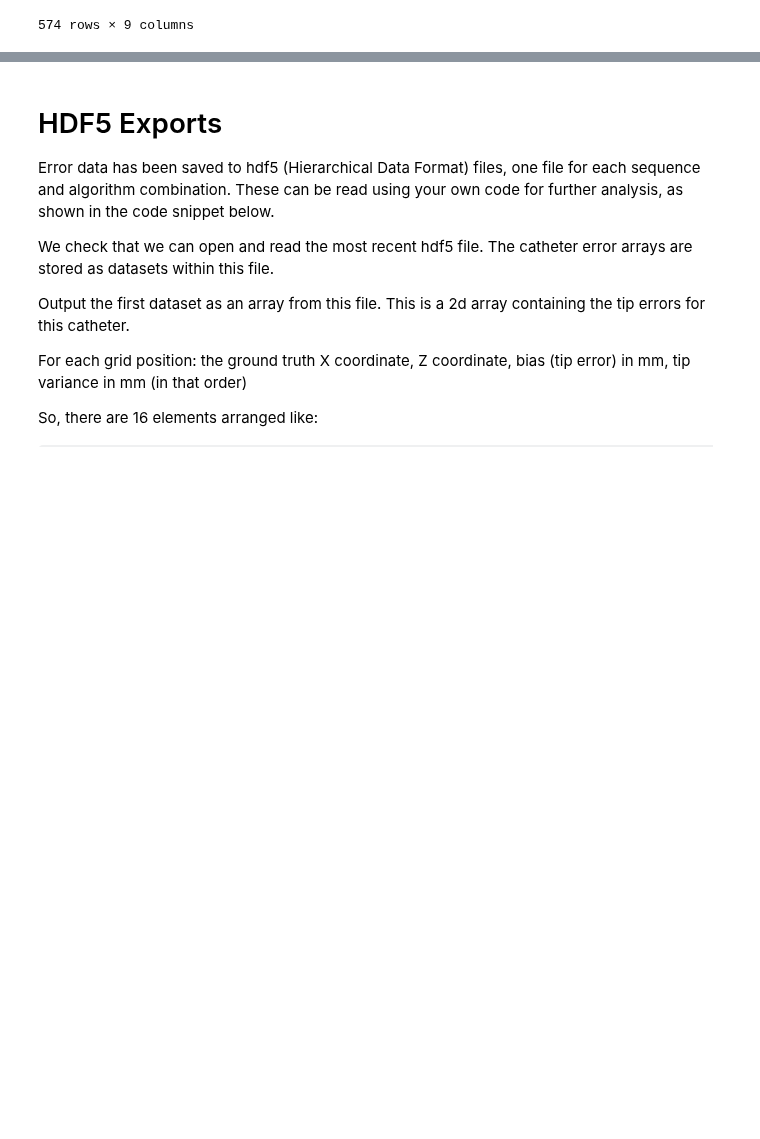
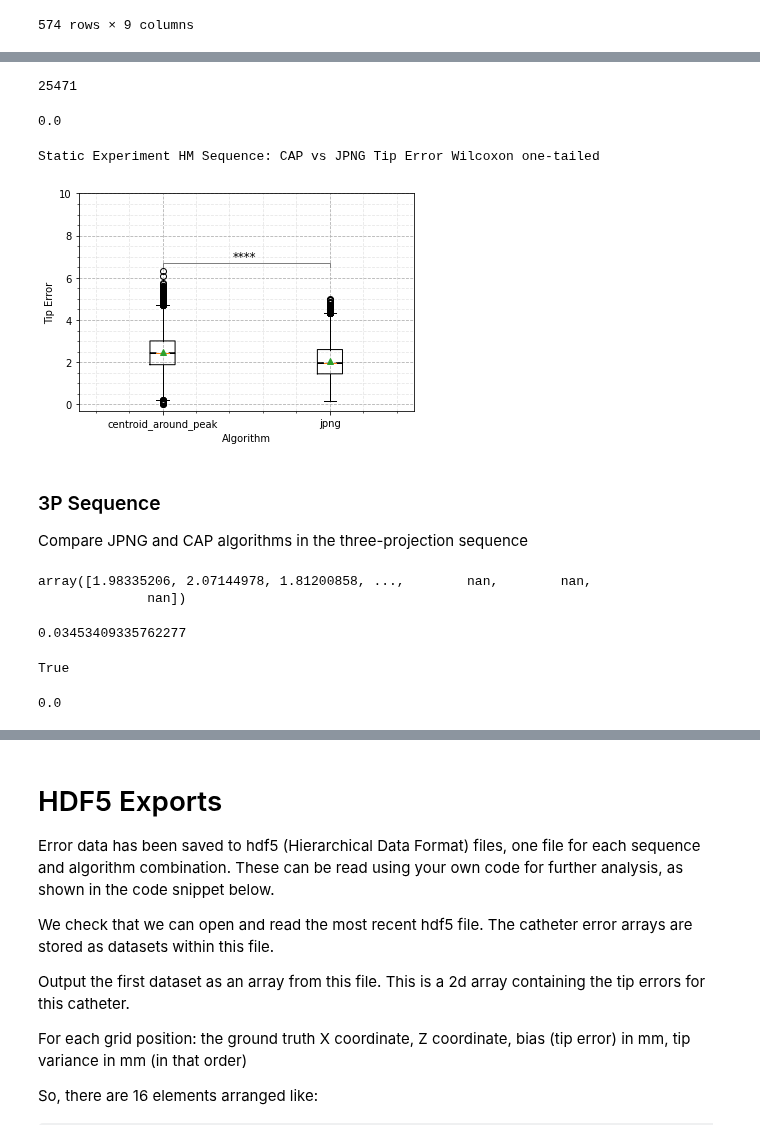
Before and after one commit to WrightGroupSRI/mr-tracking-analysis, a Jupyter notebook: Static_Tracking/static_tracking_heatmaps.ipynb, the cells around one changed output, grey strips where cells are left out. Drawn from its saved outputs; the diff is of its cells as text; code cells hidden in the pictures; blank space fills up the shorter version.

Commit message:
Comparing JPNG and CAP for static sequences
Adding comparison of JPNG vs CAP tip errors
for the static experiment for both experiments.

```diff
--- a/Static_Tracking/static_tracking_heatmaps.ipynb
+++ b/Static_Tracking/static_tracking_heatmaps.ipynb
@@ -226,3 +227,5 @@ agg_df  # each row contains the error (bias) and variance for one multi-second r
 Compare JPNG and CAP algorithms in the hadamard-multiplexed sequence
 # %%
 hm_df = agg_df[agg_df['Sequence']=='FH512_noDither_gradSpoiled']
+# %%
+hm_cap_errors = hm_df[hm_df['Algorithm']=='centroid_around_peak']['Biases'].apply(pd.Series).values.ravel()
@@ -228,0 +237,2 @@ hm_df = agg_df[agg_df['Sequence']=='FH512_noDither_gradSpoiled']
+# %%
+hm_jpng_errors = hm_df[hm_df['Algorithm']=='jpng']['Biases'].apply(pd.Series).values.ravel()
@@ -228,0 +252,4 @@ hm_df = agg_df[agg_df['Sequence']=='FH512_noDither_gradSpoiled']
+# %%
+# Later, check why there are NaNs in our tip error. For now, we know they match between the arrays, so remove them
+hm_cap_errors = hm_cap_errors[~np.isnan(hm_cap_errors)]
+hm_jpng_errors = hm_jpng_errors[~np.isnan(hm_jpng_errors)]
@@ -228,0 +260,4 @@ hm_df = agg_df[agg_df['Sequence']=='FH512_noDither_gradSpoiled']
+# %%
+len(hm_jpng_errors)
+# %% [output]
+25471
@@ -228,0 +266,4 @@ hm_df = agg_df[agg_df['Sequence']=='FH512_noDither_gradSpoiled']
+# %%
+p
+# %% [output]
+0.0
@@ -228,0 +275,12 @@ hm_df = agg_df[agg_df['Sequence']=='FH512_noDither_gradSpoiled']
+# %%
+plot, test = disp_utils.plot_displacement_boxplot([hm_cap_errors,hm_jpng_errors], show_scatter=False,\
+                                                  y_label='Tip Error',set_ymax=10, alternative='greater')
+print('Static Experiment HM Sequence: CAP vs JPNG Tip Error '+ test)
+plot.savefig('../reports/figures/static/HM-capVsJpng-tipErr.pdf',dpi=600)
+plot.show()
+# %% [output]
+Static Experiment HM Sequence: CAP vs JPNG Tip Error Wilcoxon one-tailed
+[figure, added]
+# %% [markdown]
+### 3P Sequence
+Compare JPNG and CAP algorithms in the three-projection sequence
@@ -228,0 +293,13 @@ hm_df = agg_df[agg_df['Sequence']=='FH512_noDither_gradSpoiled']
+# %%
+proj_cap_errors
+# %% [output]
+array([1.98335206, 2.07144978, 1.81200858, ...,        nan,        nan,
+              nan])
+# %%
+np.isnan(proj_cap_errors).sum() / len(proj_cap_errors)
+# %% [output]
+0.03453409335762277
+# %%
+np.array_equal(np.isnan(proj_cap_errors),np.isnan(proj_jpng_errors))
+# %% [output]
+True
@@ -228,0 +312,4 @@ hm_df = agg_df[agg_df['Sequence']=='FH512_noDither_gradSpoiled']
+# %%
+p
+# %% [output]
+0.0
```
Also changed, not shown: parts of 16 cells of this notebook, 1 other file.
